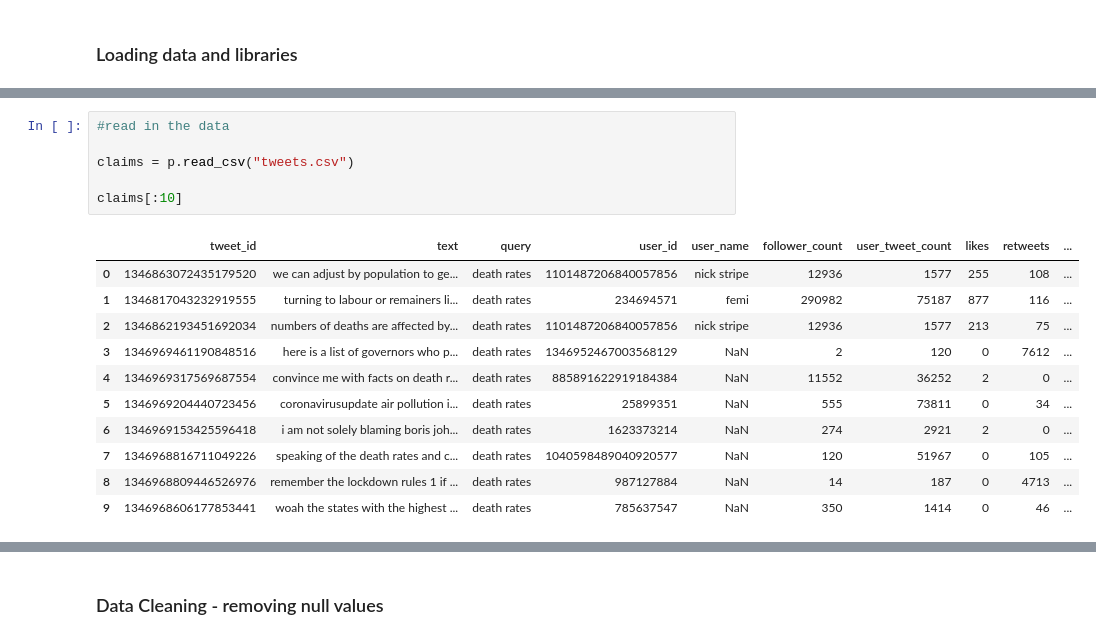
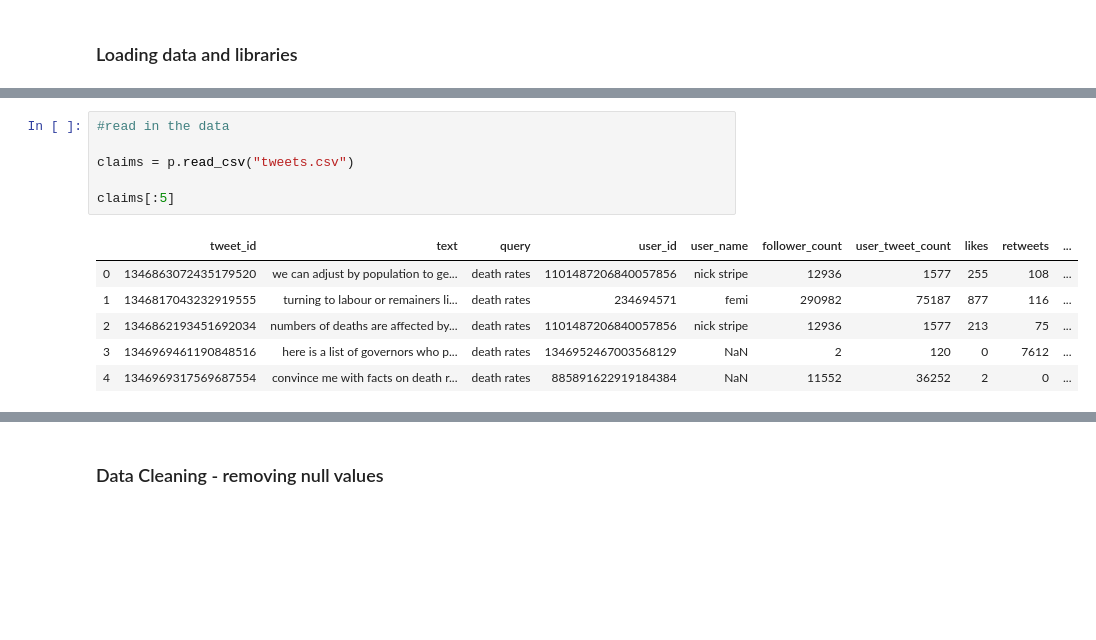
Before and after one commit to divyadamahe/text_analysis_Covid_tweets, a Jupyter notebook: TxtMng_FinalProject.ipynb, the cells around one changed output, grey strips where cells are left out. Drawn from its saved outputs; the diff is of its cells as text; blank space fills up the shorter version.

```diff
--- a/TxtMng_FinalProject.ipynb
+++ b/TxtMng_FinalProject.ipynb
@@ -40,21 +22,16 @@ Deprecated in NumPy 1.20; for more details and guidance: https://numpy.org/devdo
 # %%
 #read in the data
 
 claims = p.read_csv("tweets.csv")
 
-claims[:10]
+claims[:5]
 # %% [output]
 |  | tweet_id | text | query | user_id | user_name | follower_count | user_tweet_count | likes | retweets | ... |
 | 0 | 1346863072435179520 | we can adjust by population to ge... | death rates | 1101487206840057856 | nick stripe | 12936 | 1577 | 255 | 108 | ... |
 | 1 | 1346817043232919555 | turning to labour or remainers li... | death rates | 234694571 | femi | 290982 | 75187 | 877 | 116 | ... |
 | 2 | 1346862193451692034 | numbers of deaths are affected by... | death rates | 1101487206840057856 | nick stripe | 12936 | 1577 | 213 | 75 | ... |
 | 3 | 1346969461190848516 | here is a list of governors who p... | death rates | 1346952467003568129 | NaN | 2 | 120 | 0 | 7612 | ... |
 | 4 | 1346969317569687554 | convince me with facts on death r... | death rates | 885891622919184384 | NaN | 11552 | 36252 | 2 | 0 | ... |
-| 5 | 1346969204440723456 | coronavirusupdate air pollution i... | death rates | 25899351 | NaN | 555 | 73811 | 0 | 34 | ... |
-| 6 | 1346969153425596418 | i am not solely blaming boris joh... | death rates | 1623373214 | NaN | 274 | 2921 | 2 | 0 | ... |
-| 7 | 1346968816711049226 | speaking of the death rates and c... | death rates | 1040598489040920577 | NaN | 120 | 51967 | 0 | 105 | ... |
-| 8 | 1346968809446526976 | remember the lockdown rules 1 if ... | death rates | 987127884 | NaN | 14 | 187 | 0 | 4713 | ... |
-| 9 | 1346968606177853441 | woah the states with the highest ... | death rates | 785637547 | NaN | 350 | 1414 | 0 | 46 | ... |
 # %%
 #extract tweets text column, convert it to list, and store it in "tweets" variable
 
```
Also changed, not shown: parts of 3 cells of this notebook.
